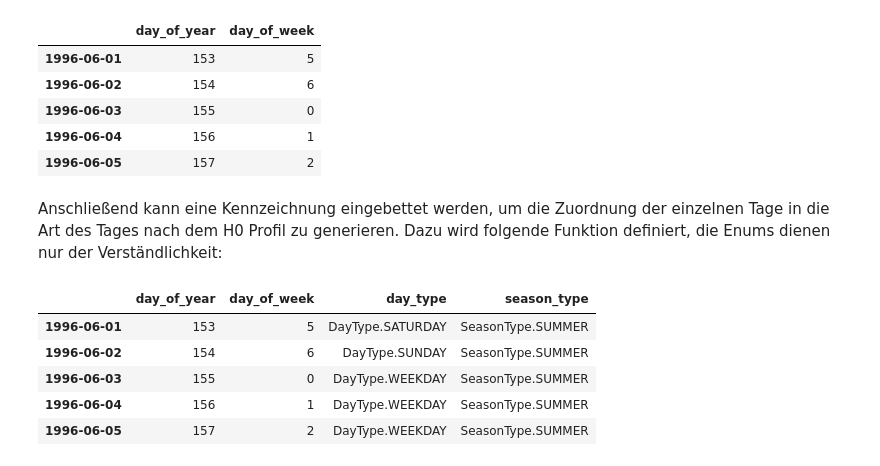
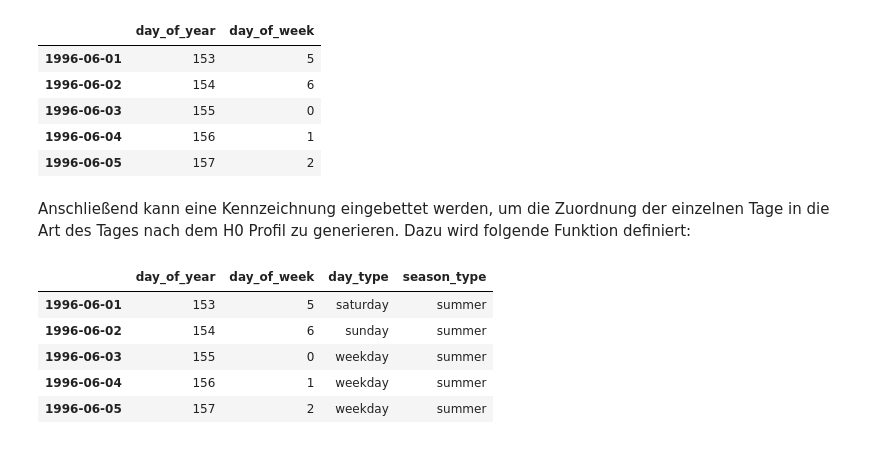
Before and after one commit to rijun/electric-load-viewer, a Jupyter notebook: notebooks/slp.ipynb, the cells around one changed output. Saved outputs shown, nothing was run; the diff lists cells and outputs as text; code cells hidden in the pictures.

Commit message:
Implement static profile

```diff
--- a/notebooks/slp.ipynb
+++ b/notebooks/slp.ipynb
@@ -101,4 +100,4 @@ df.head()
 | 1996-06-04 | 156 | 1 |
 | 1996-06-05 | 157 | 2 |
 # %% [markdown]
-Anschließend kann eine Kennzeichnung eingebettet werden, um die Zuordnung der einzelnen Tage in die Art des Tages nach dem H0 Profil zu generieren. Dazu wird folgende Funktion definiert, die Enums dienen nur der Verständlichkeit:
+Anschließend kann eine Kennzeichnung eingebettet werden, um die Zuordnung der einzelnen Tage in die Art des Tages nach dem H0 Profil zu generieren. Dazu wird folgende Funktion definiert:
@@ -115,37 +104,38 @@ class SeasonType(Enum):
 # %%
 def day_type(d):
     if d in ger_holidays or d.isoweekday() == 7:
-        return DayType.SUNDAY
-    # Handle christmas eve and and new years eve
+        return "sunday"
+    # Handle christmas eve
     elif d.month == 12 and d.day == 24 and d.weekday() != 6:
-        return DayType.SATURDAY
+        return "saturday"
+    # Handle new years eve
     elif d.month == 12 and d.day == 31 and d.weekday() != 6:
-        return DayType.SATURDAY
+        return "saturday"
     elif d.isoweekday() == 6:
-        return DayType.SATURDAY
+        return "saturday"
     else:
-        return DayType.WEEKDAY
+        return "weekday"
 
 
 def season_type(d):
     if d < datetime.datetime(d.year, 3, 21):
-        return SeasonType.WINTER
+        return "winter"
     elif d < datetime.datetime(d.year, 5, 15):
-        return SeasonType.TRANSITION
+        return "transition"
     elif d < datetime.datetime(d.year, 9, 15):
-        return SeasonType.SUMMER
+        return "summer"
     elif d < datetime.datetime(d.year, 11, 1):
-        return SeasonType.TRANSITION
+        return "transition"
     else:
-        return SeasonType.WINTER
+        return "winter"
 
 df['day_type'] = df.index.to_series().apply(day_type)
 df['season_type'] = df.index.to_series().apply(season_type)
 df.head()
 # %% [output]
 |  | day_of_year | day_of_week | day_type | season_type |
-| 1996-06-01 | 153 | 5 | DayType.SATURDAY | SeasonType.SUMMER |
-| 1996-06-02 | 154 | 6 | DayType.SUNDAY | SeasonType.SUMMER |
-| 1996-06-03 | 155 | 0 | DayType.WEEKDAY | SeasonType.SUMMER |
-| 1996-06-04 | 156 | 1 | DayType.WEEKDAY | SeasonType.SUMMER |
-| 1996-06-05 | 157 | 2 | DayType.WEEKDAY | SeasonType.SUMMER |
+| 1996-06-01 | 153 | 5 | saturday | summer |
+| 1996-06-02 | 154 | 6 | sunday | summer |
+| 1996-06-03 | 155 | 0 | weekday | summer |
+| 1996-06-04 | 156 | 1 | weekday | summer |
+| 1996-06-05 | 157 | 2 | weekday | summer |
```
Also changed, not shown: parts of 10 cells of this notebook, 2 other files.
